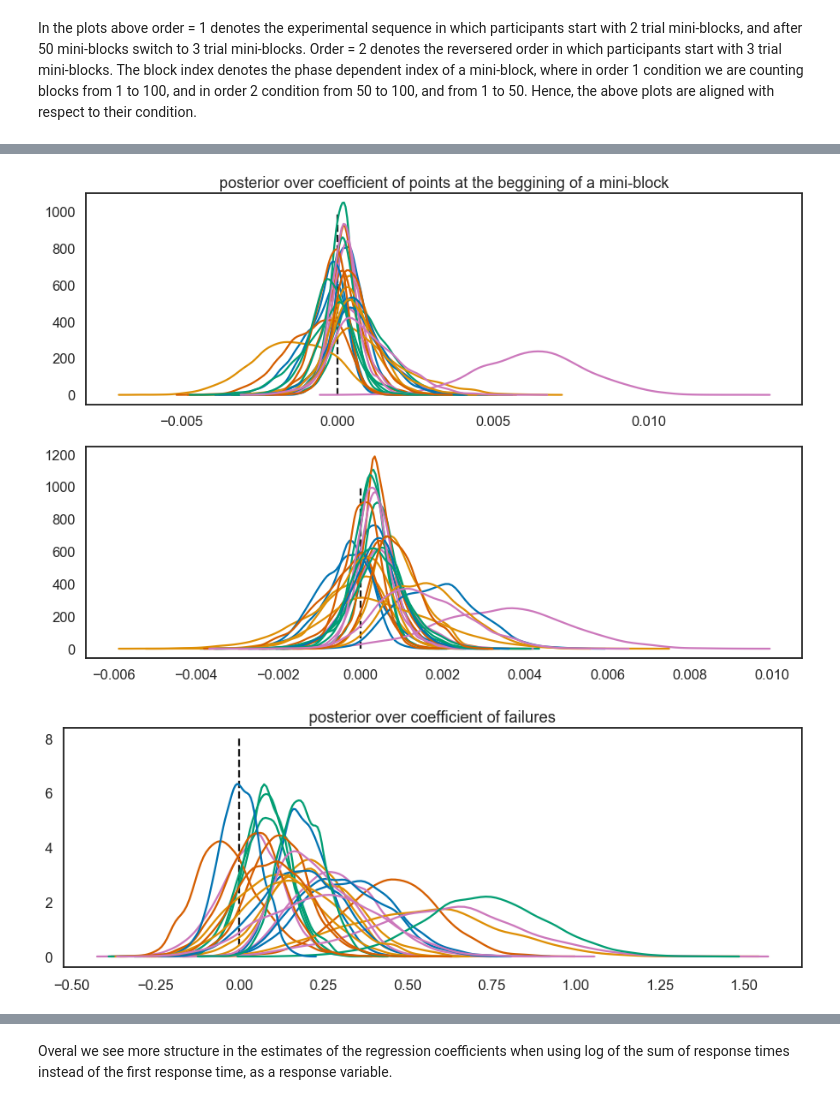
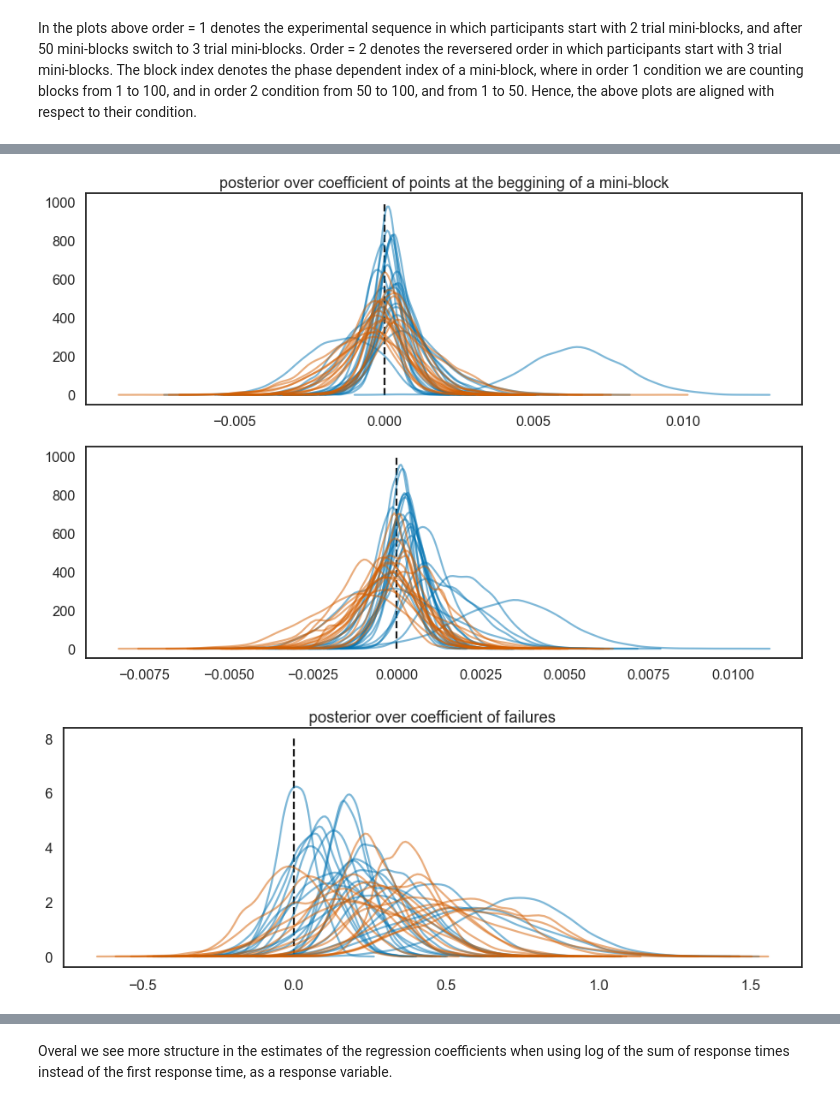
Before and after one commit to jeffensen/plandepth, a Jupyter notebook: notebooks/analysing_behavioural_data_B03.ipynb, the cells around one changed output, grey strips where cells are left out. Drawn from its saved outputs; the diff is of its cells as text; code cells hidden in the pictures.

```diff
--- a/notebooks/analysing_behavioural_data_B03.ipynb
+++ b/notebooks/analysing_behavioural_data_B03.ipynb
@@ -156,0 +187,3 @@ model ppll -1040.3832
+# %%
+samples_old = sample_posterior(data_old, states_old, responses_old)
+samples_young = sample_posterior(data_young, states_young, responses_young)
@@ -159,14 +197,20 @@ model ppll -1040.3832
 
 import numpy as onp
 
-betas = []
-for smpl in samples:
-    betas.append(onp.array(smpl['beta']).astype(onp.double))
+betas = {'old': [], 'young': []}
+for smpl1, smpl2 in zip(samples_old, samples_young):
+    betas['old'].append(onp.array(smpl1['beta']).astype(onp.double))
+    betas['young'].append(onp.array(smpl2['beta']).astype(onp.double))
 # %%
 fig, ax = plt.subplots(2, 1, figsize=(15, 10))
-for i in range(len(fnames)):
-    sns.kdeplot(betas[0][:, i, 0], label=i+1, ax=ax[0], legend=False)
-    sns.kdeplot(betas[1][:, i, 0], label=i+1, ax=ax[1], legend=False)
+
+color = {'old': 'b', 'young': 'r'}
+
+for group in betas:
+    n_sub = betas[group][0].shape[-2]
+    for i in range(n_sub):
+        sns.kdeplot(betas[group][0][:, i, 0], color=color[group], alpha=.5, label=i+1, ax=ax[0], legend=False)
+        sns.kdeplot(betas[group][1][:, i, 0], color=color[group], alpha=.5, label=i+1, ax=ax[1], legend=False)
 
 # ax[0].legend(title='subject');
 ax[0].vlines(0, 0, 6, 'k', linestyle='--');
@@ -177,25 +221,33 @@ ax[0].set_title('posterior over coefficient of log(mini-block)');
 # %%
 fig, ax = plt.subplots(2, 1, figsize=(15, 10))
-for i in range(len(fnames)):
-    sns.kdeplot(betas[0][:, i, -1], label=i+1, ax=ax[0], legend=False)
-    sns.kdeplot(betas[1][:, i, -2], label=i+1, ax=ax[1], legend=False)
+color = {'old': 'b', 'young': 'r'}
+
+for group in betas:
+    n_sub = betas[group][0].shape[-2]
+    for i in range(n_sub):
+        sns.kdeplot(betas[group][0][:, i, -1], color=color[group], alpha=.5, label=i+1, ax=ax[0], legend=False)
+        sns.kdeplot(betas[group][1][:, i, -2], color=color[group], alpha=.5, label=i+1, ax=ax[1], legend=False)
 
 # ax[0].legend(title='subject');
 ax[0].vlines(0, 0, 1000, 'k', linestyle='--');
 ax[1].vlines(0, 0, 1000, 'k', linestyle='--');
 ax[0].set_title('posterior over coefficient of points at the beggining of a mini-block');
 # %% [output]
-[figure, old version]
+[figure, new version]
 # %%
 fig, ax = plt.subplots(1, 1, figsize=(15, 5))
-for i in range(len(fnames)):
-    sns.kdeplot(betas[1][:, i, -1], label=i+1, legend=False)
+color = {'old': 'b', 'young': 'r'}
+
+for group in betas:
+    n_sub = betas[group][1].shape[-2]
+    for i in range(n_sub):
+        sns.kdeplot(betas[group][1][:, i, -1], color=color[group], alpha=.5, label=i+1, ax=ax, legend=False)
 
 
 # plt.legend(title='subject');
 plt.vlines(0, 0, 8, 'k', linestyle='--');
 plt.title('posterior over coefficient of failures');
 # %% [output]
-[figure, old version]
+[figure, new version]
 # %%
 # plot phase coefficients
```
Also changed, not shown: parts of 21 cells of this notebook, 6 other files.
